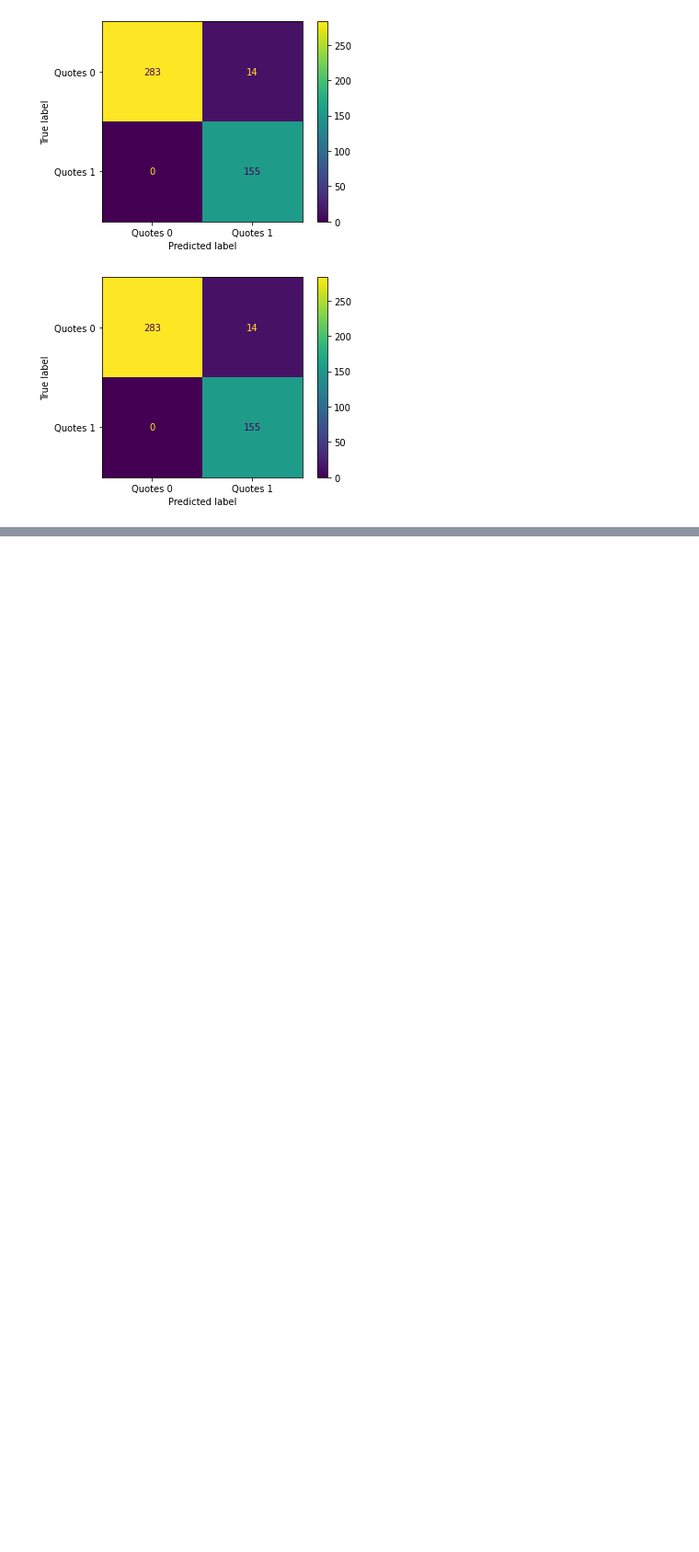
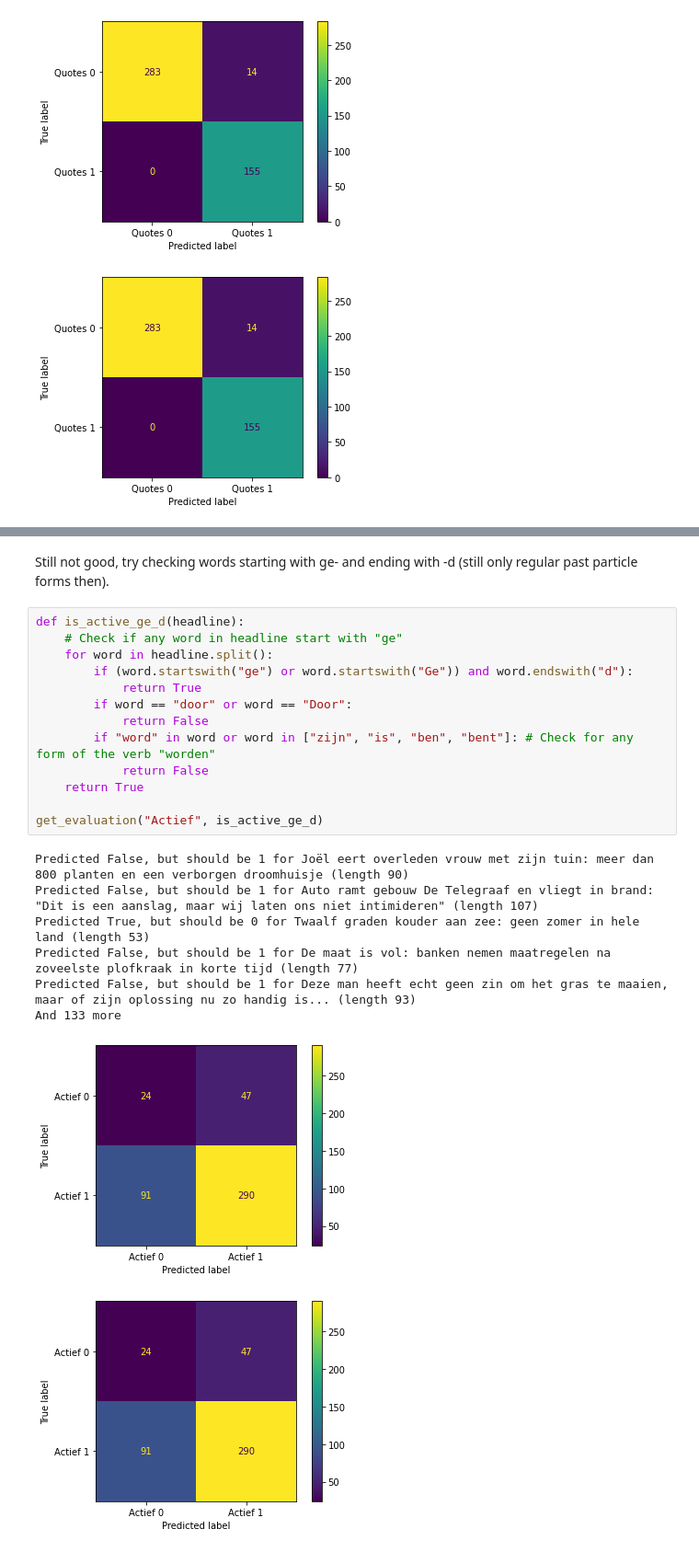
Before and after one commit to arnodeceuninck/news-headlines-research, a Jupyter notebook: 1 Label classification.ipynb, the cells around one changed output, grey strips where cells are left out. Shown at 92% size. Saved outputs shown, nothing was run; the diff lists cells and outputs as text; blank space fills up the shorter version.

```diff
--- a/main.ipynb
+++ b/1 Label classification.ipynb
@@ -558,0 +661,24 @@ And 9 more
+# %% [markdown]
+Still not good, try checking words starting with ge- and ending with -d (still only regular past particle forms then).
+# %%
+def is_active_ge_d(headline):
+    # Check if any word in headline start with "ge"
+    for word in headline.split():
+        if (word.startswith("ge") or word.startswith("Ge")) and word.endswith("d"):
+            return True
+        if word == "door" or word == "Door":
+            return False
+        if "word" in word or word in ["zijn", "is", "ben", "bent"]: # Check for any form of the verb "worden"
+            return False
+    return True
+
+get_evaluation("Actief", is_active_ge_d)
+# %% [output]
+Predicted False, but should be 1 for Joël eert overleden vrouw met zijn tuin: meer dan 800 planten en een verborgen droomhuisje (length 90)
+Predicted False, but should be 1 for Auto ramt gebouw De Telegraaf en vliegt in brand: "Dit is een aanslag, maar wij laten ons niet intimideren" (length 107)
+Predicted True, but should be 0 for Twaalf graden kouder aan zee: geen zomer in hele land (length 53)
+Predicted False, but should be 1 for De maat is vol: banken nemen maatregelen na zoveelste plofkraak in korte tijd (length 77)
+Predicted False, but should be 1 for Deze man heeft echt geen zin om het gras te maaien, maar of zijn oplossing nu zo handig is... (length 93)
+And 133 more
+[figure, added]
+[figure, added]
```
Also changed, not shown: parts of 18 cells of this notebook, 2 other files.
